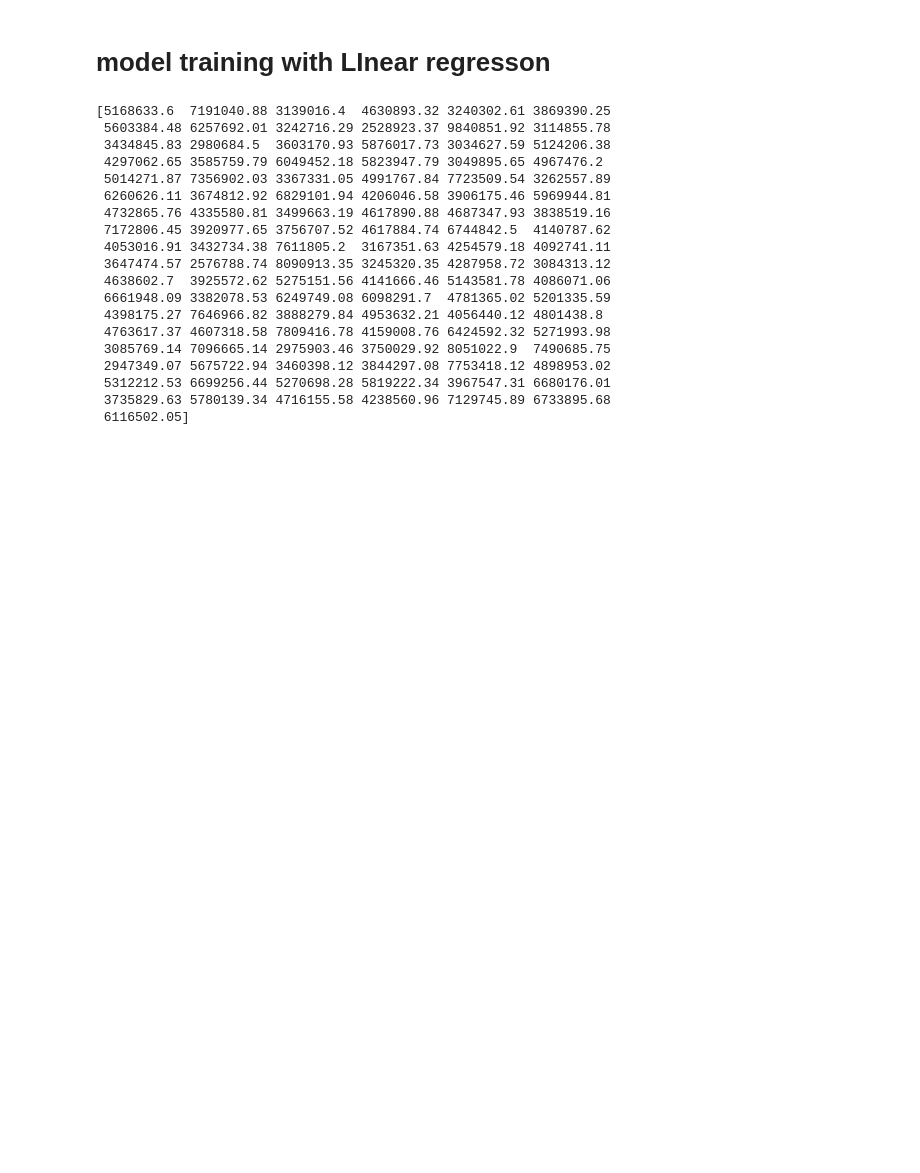
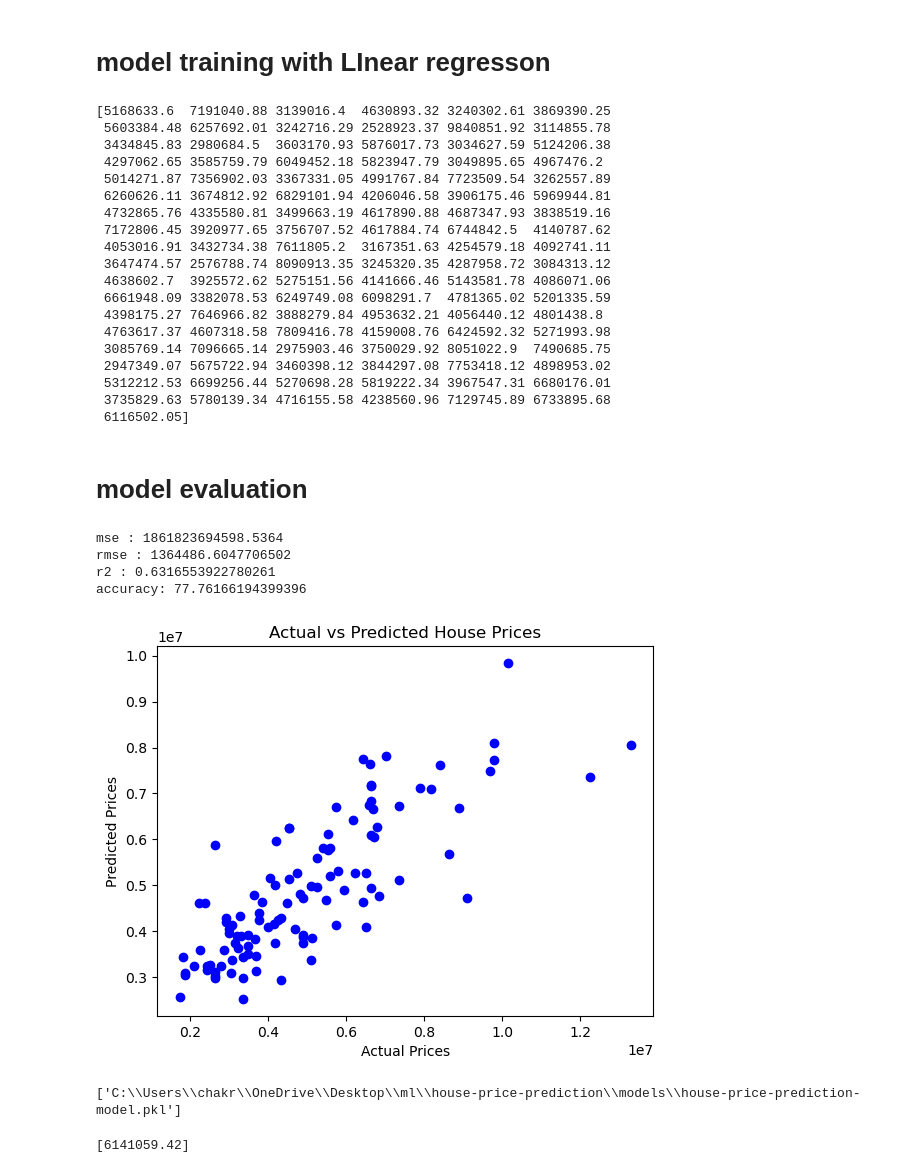
Before and after one commit to Chakrasai/house-price-predictor, a Jupyter notebook: notebook/house-price-prediction.ipynb, the cells around one changed output. Cells and saved outputs as stored; diff of their text form; code cells hidden in the pictures; blank space fills up the shorter version.

Commit message:
Add trained house price prediction model

```diff
--- a/notebook/house-price-prediction.ipynb
+++ b/notebook/house-price-prediction.ipynb
@@ -183,13 +174,17 @@ print(x_test)
 # model training with LInear regresson
 # %%
 from sklearn.linear_model import LinearRegression # type: ignore
-from sklearn.metrics import mean_squared_error,r2_score # type: ignore
+from sklearn.metrics import mean_squared_error,r2_score,mean_absolute_percentage_error # type: ignore
+from sklearn.preprocessing import StandardScaler # type: ignore
 
 model = LinearRegression()
+scaler = StandardScaler()
 
-model.fit(x_train,y_train)
+x_train_scaled = scaler.fit_transform(x_train)
+x_test_scaled = scaler.transform(x_test)
+model.fit(x_train_scaled, y_train)
 
-predict = model.predict(x_test)
+predict = model.predict(x_test_scaled)
 print(np.round(predict, 2))
 # %% [output]
 [5168633.6  7191040.88 3139016.4  4630893.32 3240302.61 3869390.25
@@ -211,3 +206,46 @@ print(np.round(predict, 2))
  5312212.53 6699256.44 5270698.28 5819222.34 3967547.31 6680176.01
  3735829.63 5780139.34 4716155.58 4238560.96 7129745.89 6733895.68
  6116502.05]
+# %% [markdown]
+# model evaluation
+# %%
+mse = mean_squared_error(y_test,predict)
+rmse = mse ** 0.5
+r2 = r2_score(y_test,predict)
+mape = mean_absolute_percentage_error(y_test,predict)* 100
+print("mse :",mse)
+print("rmse :",rmse)
+print("r2 :",r2)
+print("accuracy:",100-mape)
+# %% [output]
+mse : 1861823694598.5364
+rmse : 1364486.6047706502
+r2 : 0.6316553922780261
+accuracy: 77.76166194399396
+# %%
+plt.scatter(y_test, predict, color='blue')
+plt.xlabel("Actual Prices")
+plt.ylabel("Predicted Prices")
+plt.title("Actual vs Predicted House Prices")
+plt.show()
+# %% [output]
+[figure, added]
+# %%
+import joblib
+
+joblib.dump(model,r'C:\Users\chakr\OneDrive\Desktop\ml\house-price-prediction\models\house-price-prediction-model.pkl')
+# %% [output]
+['C:\\Users\\chakr\\OneDrive\\Desktop\\ml\\house-price-prediction\\models\\house-price-prediction-model.pkl']
+# %%
+# Remove the first feature (price) from the test input to match the training features
+test = [7420,4,2,3,'yes','no','yes',2,'yes']
+ # Ensure it has 9 features
+for i in range(len(test)):
+    if isinstance(test[i], str):
+        test[i] = label.fit_transform([test[i]])[0]
+
+test = scaler.transform([test])
+p1 = model.predict(test)
+print(np.round(p1,2))
+# %% [output]
+[6141059.42]
```
Also changed, not shown: parts of 1 cell of this notebook, 1 other file.
